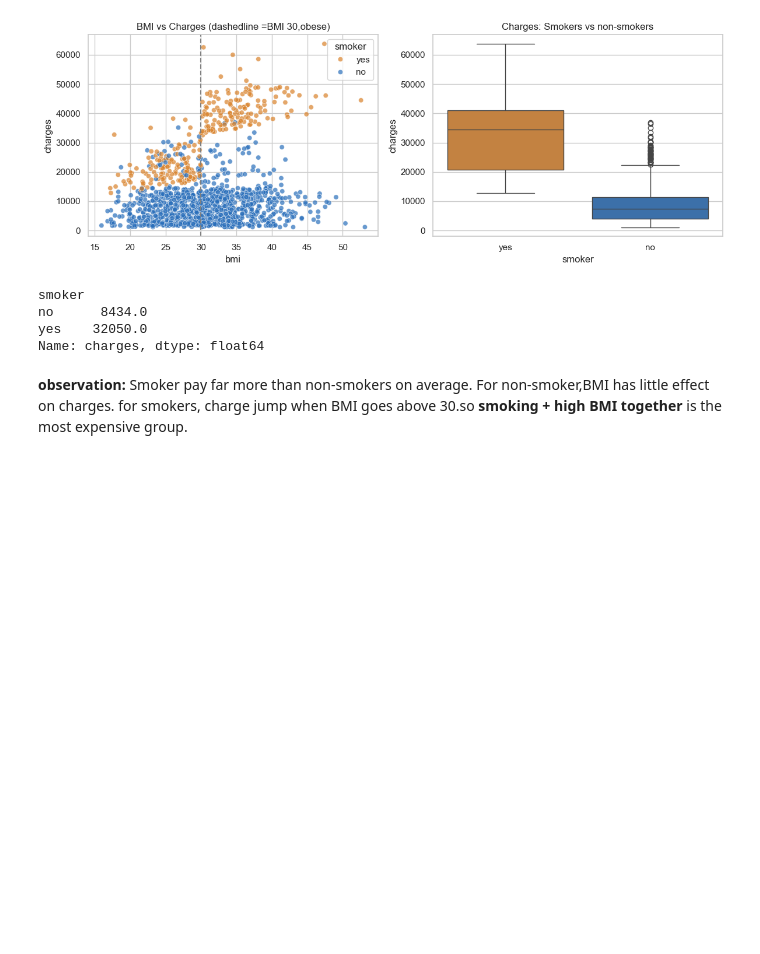
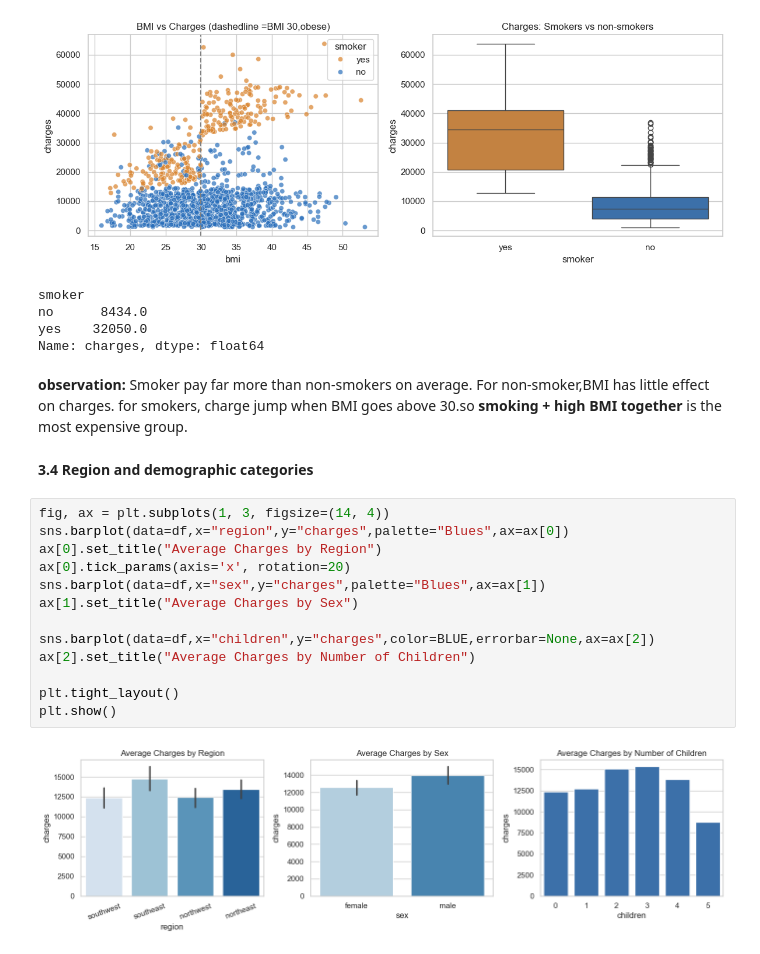
Before and after one commit to prince63aj/Medical_Insurance_Cost_Prediction, a Jupyter notebook: Analysis.ipynb, the cells around one changed output. Drawn from its saved outputs; the diff is of its cells as text; blank space fills up the shorter version.

Commit message:
Analyzing the Region and demographic categories

```diff
--- a/Analysis.ipynb
+++ b/Analysis.ipynb
@@ -131,3 +131,20 @@ Name: charges, dtype: float64
 # %% [markdown]
 **observation:** Smoker pay far more than non-smokers on average. For non-smoker,BMI has little effect on charges.
 for smokers, charge jump when BMI goes above 30.so **smoking + high BMI together** is the most expensive group.
+# %% [markdown]
+**3.4 Region and demographic categories**
+# %%
+fig, ax = plt.subplots(1, 3, figsize=(14, 4))
+sns.barplot(data=df,x="region",y="charges",palette="Blues",ax=ax[0])
+ax[0].set_title("Average Charges by Region")
+ax[0].tick_params(axis='x', rotation=20)
+sns.barplot(data=df,x="sex",y="charges",palette="Blues",ax=ax[1])
+ax[1].set_title("Average Charges by Sex")
+
+sns.barplot(data=df,x="children",y="charges",color=BLUE,errorbar=None,ax=ax[2])
+ax[2].set_title("Average Charges by Number of Children")
+
+plt.tight_layout()
+plt.show()
+# %% [output]
+[figure, added]
```
